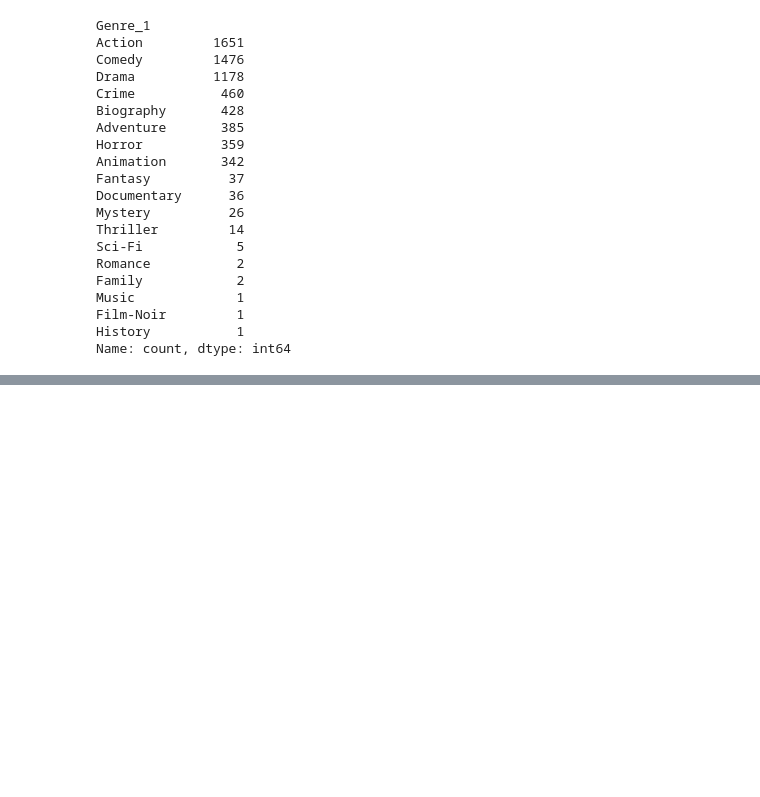
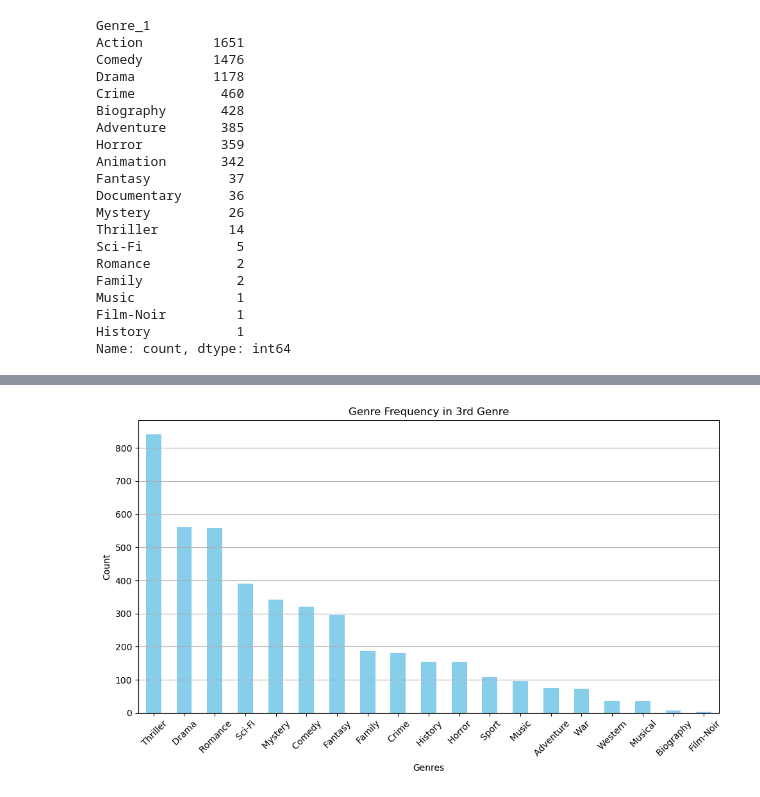
Before and after one commit to spandya3/project-01-MJJS, a Jupyter notebook: Genre_clean.ipynb, the cells around one changed output, grey strips where cells are left out. Saved outputs shown, nothing was run; the diff lists cells and outputs as text; code cells hidden in the pictures; blank space fills up the shorter version.

```diff
--- a/Genre_clean.ipynb
+++ b/Genre_clean.ipynb
@@ -117,0 +136,18 @@ plt.show()
+# %%
+all_3_genres = pd.concat([temp_df['Genre_3']])
+genre_3_counts = all_3_genres.value_counts()
+
+# Plotting the bar chart
+plt.figure(figsize=(10, 6))
+genre_3_counts.plot(kind='bar', color='skyblue')
+plt.title('Genre Frequency in 3rd Genre')
+plt.xlabel('Genres')
+plt.ylabel('Count')
+plt.xticks(rotation=45)
+plt.grid(axis='y')
+
+# Show the plot
+plt.tight_layout()
+plt.show()
+# %% [output]
+[figure, added]
```
Also changed, not shown: parts of 2 cells of this notebook.
